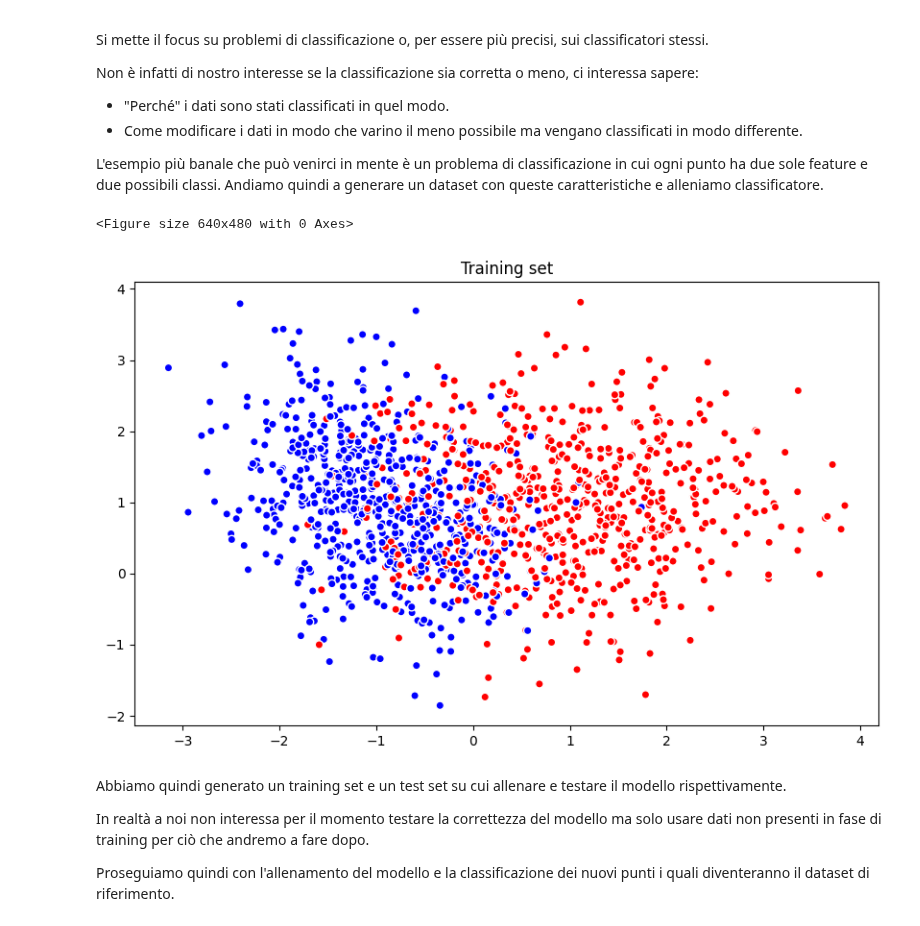
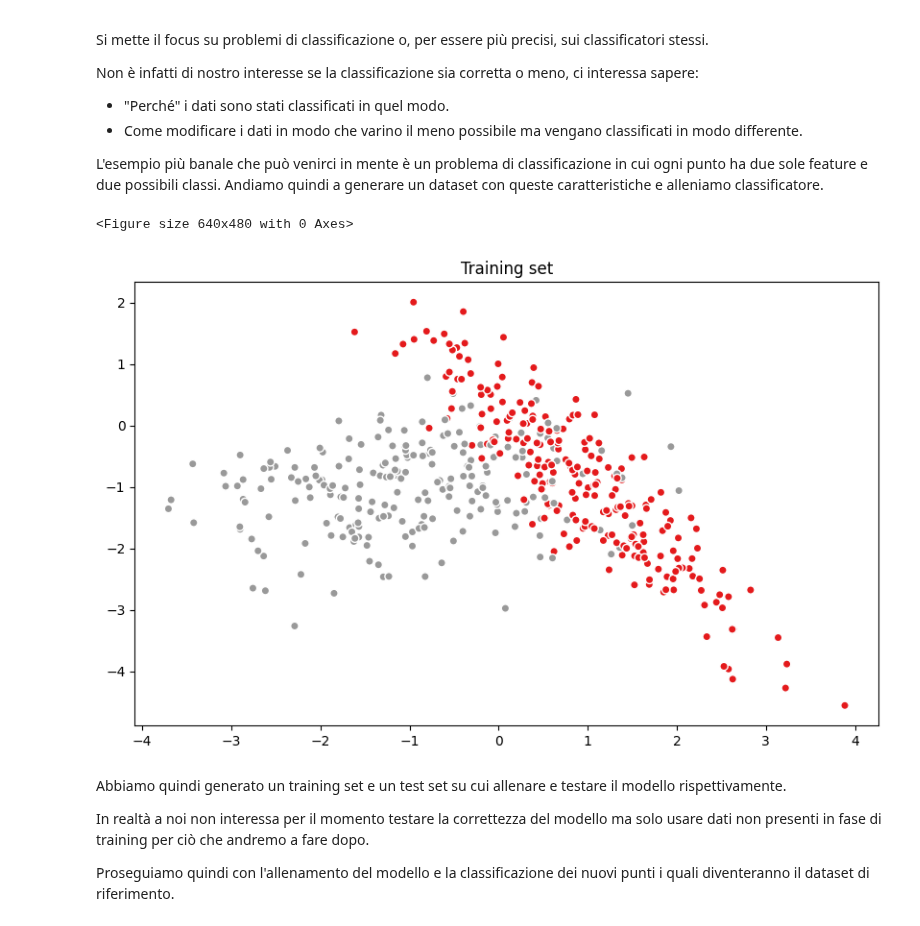
Before and after one commit to FedericoBustaffa/thesis, a Jupyter notebook: src/explain_classifier.ipynb, the cells around one changed output. Drawn from its saved outputs; the diff is of its cells as text; code cells hidden in the pictures.

```diff
--- a/src/explain_classifier.ipynb
+++ b/src/explain_classifier.ipynb
@@ -17,37 +17,23 @@ L'esempio più banale che può venirci in mente è un problema di classificazion
 in cui ogni punto ha due sole feature e due possibili classi. Andiamo quindi a
 generare un dataset con queste caratteristiche e alleniamo classificatore.
 # %%
-from sklearn.datasets import make_classification
-from sklearn.model_selection import train_test_split
 import matplotlib.pyplot as plt
+import numpy as np
 
-
-X, y = make_classification(
-    n_samples=1500,
-    n_features=2,
-    n_informative=2,
-    n_redundant=0,
-    n_repeated=0,
-    n_classes=2,
-    n_clusters_per_class=1,
-    shuffle=True,
-    random_state=0,
-)
-
-X_train, X_test, y_train, y_test = train_test_split(
-    X, y, test_size=250, train_size=1250
-)
+X_train = np.load("datasets/X_train.npy", allow_pickle=True)
+y_train = np.load("datasets/y_train.npy", allow_pickle=True)
+X_test = np.load("datasets/X_test.npy", allow_pickle=True)
 
 train_coords = X_train.T
 
-plt.set_cmap("bwr")
+plt.set_cmap("Set1")
 plt.figure(figsize=(10, 6))
 plt.title("Training set")
 plt.scatter(train_coords[0], train_coords[1], c=y_train, ec="w")
 plt.show()
 # %% [output]
 <Figure size 640x480 with 0 Axes>
-[figure, old version]
+[figure, new version]
 # %% [markdown]
 Abbiamo quindi generato un training set e un test set su cui allenare e testare
 il modello rispettivamente.
```
Also changed, not shown: parts of 18 cells of this notebook, 6 other files.
